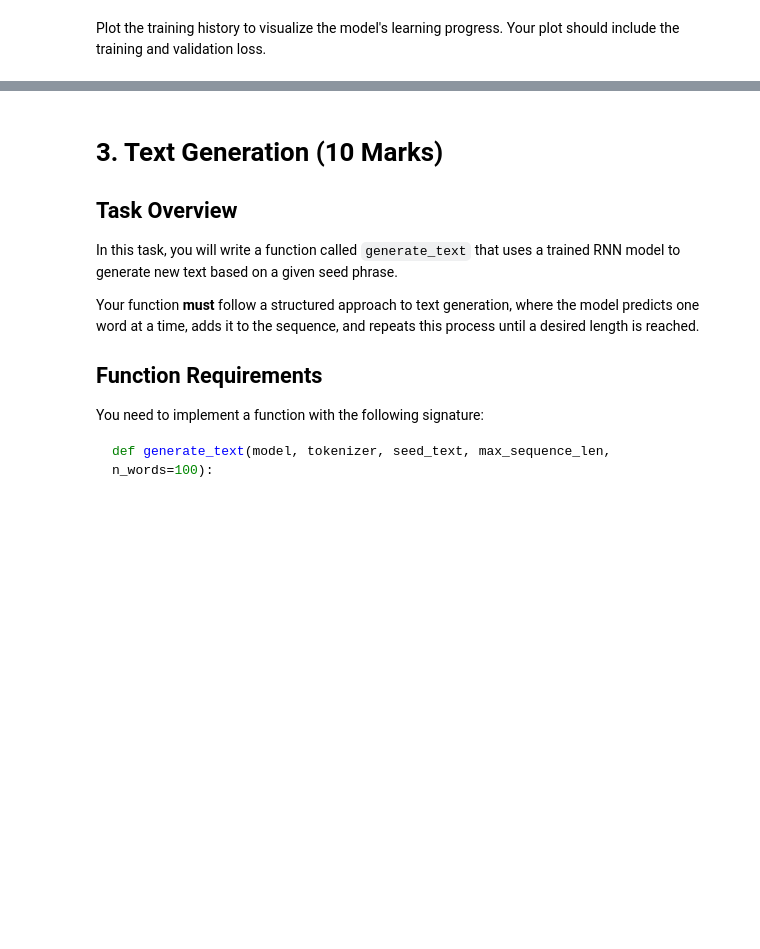
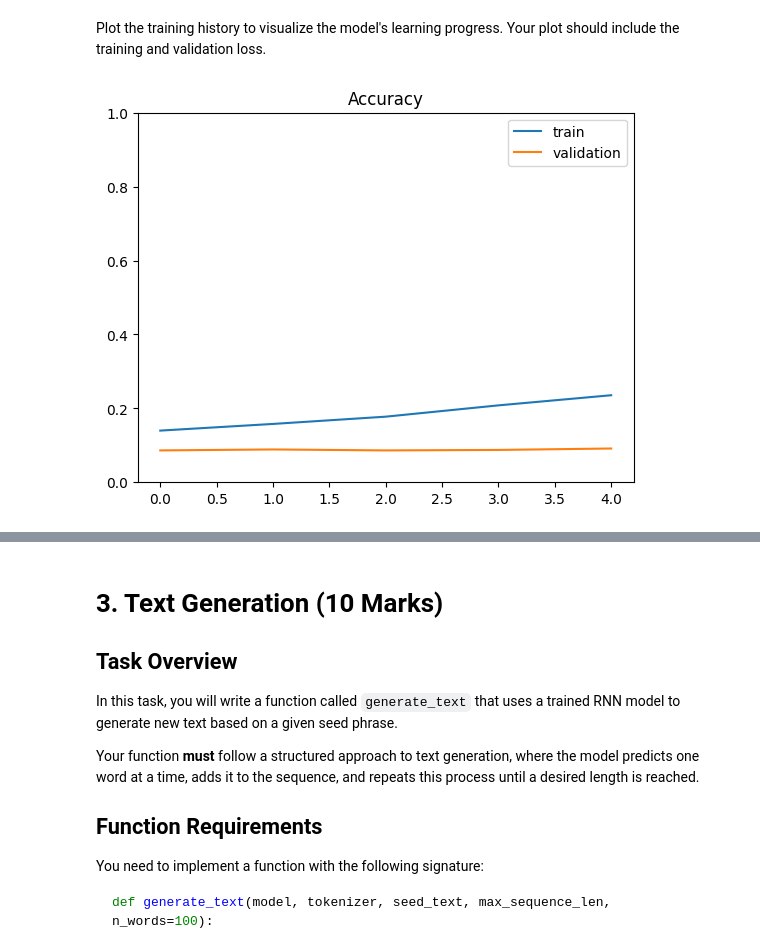
Before and after one commit to neethil/deep_learning, a Jupyter notebook: 02_activities/assignments/assignment_2.ipynb, the cells around one changed output, grey strips where cells are left out. Drawn from its saved outputs; the diff is of its cells as text; code cells hidden in the pictures; blank space fills up the shorter version.

```diff
--- a/02_activities/assignments/assignment_2.ipynb
+++ b/02_activities/assignments/assignment_2.ipynb
@@ -227,7 +227,9 @@ from tensorflow.keras.models import Sequential
 from tensorflow.keras.layers import Embedding, LSTM, Dense
 
 model = Sequential([
-
+    Embedding(input_dim=VOCAB_SIZE, output_dim=100),
+    LSTM(128),
+    Dense(VOCAB_SIZE, activation='softmax')
 ])
 
 model.summary()
@@ -241,6 +257,13 @@ Give a short explanation of your choice of loss function and optimizer:
 _your explanation here_
 # %%
 # Solution
+from tensorflow.keras.optimizers import Adam
+# Compile the model
+model.compile(
+    loss='categorical_crossentropy',
+    optimizer=Adam(learning_rate=0.01),
+    metrics=['accuracy']
+)
 # %% [markdown]
 ## 2.3 Model Training (3 Marks)
 
@@ -250,3 +273,5 @@ Train the model on the training data you've prepared.
 * Store the training history in a variable called `history`.
 # %%
 # Train the model
+history= model.fit(X_train, y_train,  validation_data=(X_val, y_val),
+          epochs=5, batch_size=128)
@@ -255,3 +291,11 @@ Plot the training history to visualize the model's learning progress. Your plot
 # %%
 # Solution
 import matplotlib.pyplot as plt
+
+plt.plot(history.history['accuracy'], label='train')
+plt.plot(history.history['val_accuracy'], label='validation')
+plt.ylim(0, 1)
+plt.legend(loc='best')
+plt.title('Accuracy');
+# %% [output]
+[figure, added]
```
Also changed, not shown: parts of 4 cells of this notebook.
